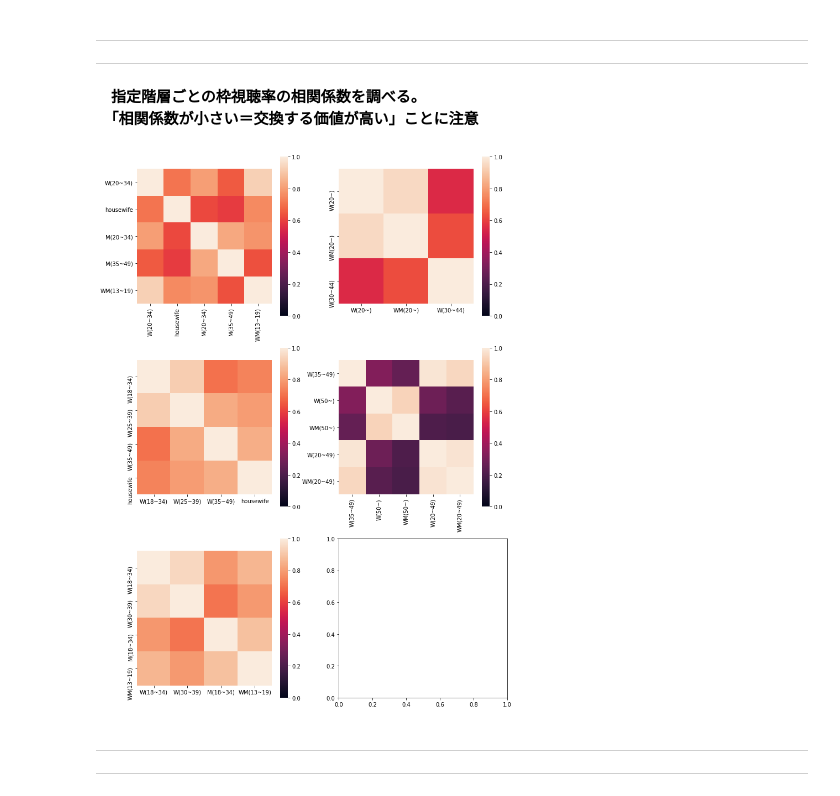
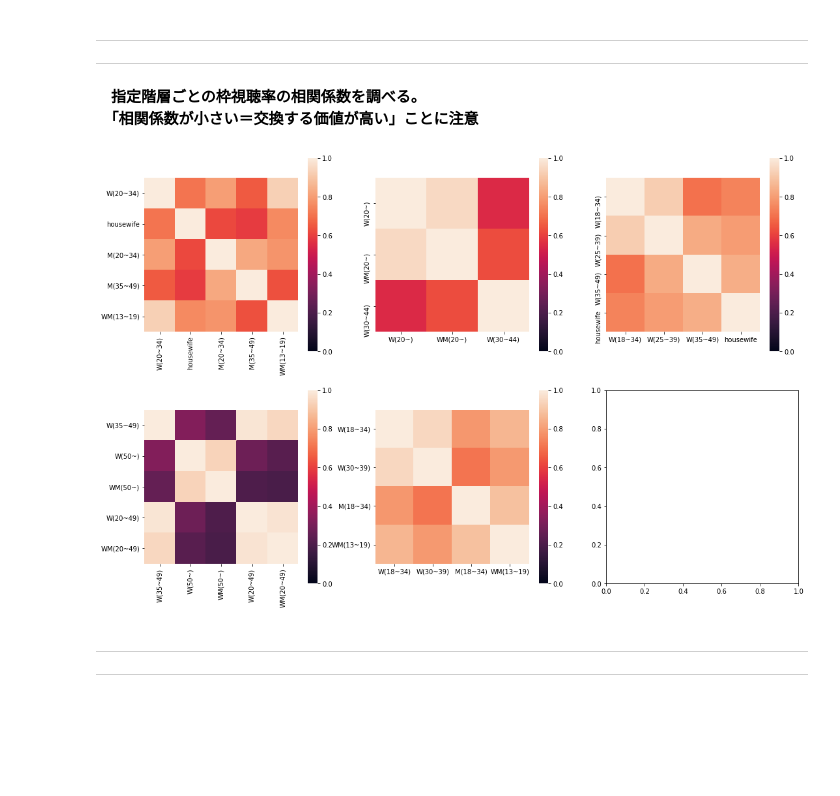
Before and after one commit to da-shuto-iwasaki/Flame_turn, a Jupyter notebook: Algorithm/My_algo.ipynb, the cells around one changed output. Saved outputs shown, nothing was run; the diff lists cells and outputs as text; code cells hidden in the pictures; blank space fills up the shorter version.

```diff
--- a/Algorithm/My_algo.ipynb
+++ b/Algorithm/My_algo.ipynb
@@ -27,15 +34,15 @@ df_e = pd.read_csv('sample/df_SB_sample.txt', index_col=0)
 <b>　指定階層ごとの枠視聴率の相関係数を調べる。<br>
 　「相関係数が小さい＝交換する価値が高い」ことに注意</b>
 # %%
-fig, axes = plt.subplots(nrows=3, ncols=2, figsize=(12, 18))
+fig, axes = plt.subplots(nrows=2, ncols=3, figsize=(18, 12))
 sns.heatmap(df_a.drop(['世帯','◆ＡＬＬ','号数(6)'], axis=1).corr(),vmax=1,vmin=0,square=True,ax=axes[0, 0])
 sns.heatmap(df_b.drop(['世帯','◆ＡＬＬ','号数(6)'], axis=1).corr(),vmax=1,vmin=0,square=True,ax=axes[0, 1])
-sns.heatmap(df_c.drop(['世帯','◆ＡＬＬ','号数(6)'], axis=1).corr(),vmax=1,vmin=0,square=True,ax=axes[1, 0])
-sns.heatmap(df_d.drop(['世帯','◆ＡＬＬ','号数(6)'], axis=1).corr(),vmax=1,vmin=0,square=True,ax=axes[1, 1])
-sns.heatmap(df_e.drop(['世帯','◆ＡＬＬ','号数(6)'], axis=1).corr(),vmax=1,vmin=0,square=True,ax=axes[2, 0])
+sns.heatmap(df_c.drop(['世帯','◆ＡＬＬ','号数(6)'], axis=1).corr(),vmax=1,vmin=0,square=True,ax=axes[0, 2])
+sns.heatmap(df_d.drop(['世帯','◆ＡＬＬ','号数(6)'], axis=1).corr(),vmax=1,vmin=0,square=True,ax=axes[1, 0])
+sns.heatmap(df_e.drop(['世帯','◆ＡＬＬ','号数(6)'], axis=1).corr(),vmax=1,vmin=0,square=True,ax=axes[1, 1])
 plt.show()
 # %% [output]
-[figure, old version]
+[figure, new version]
 # %% [markdown]
 ***
 ***
```
Also changed, not shown: parts of 89 cells of this notebook.
